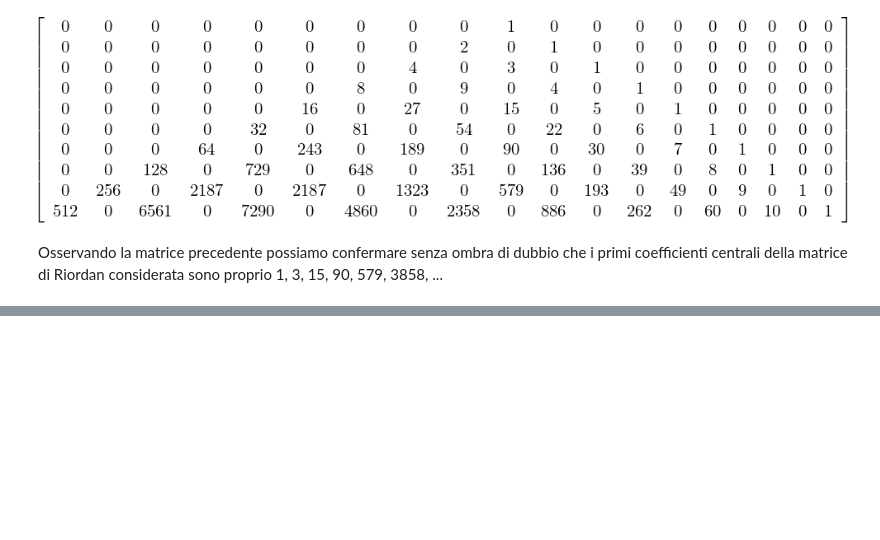
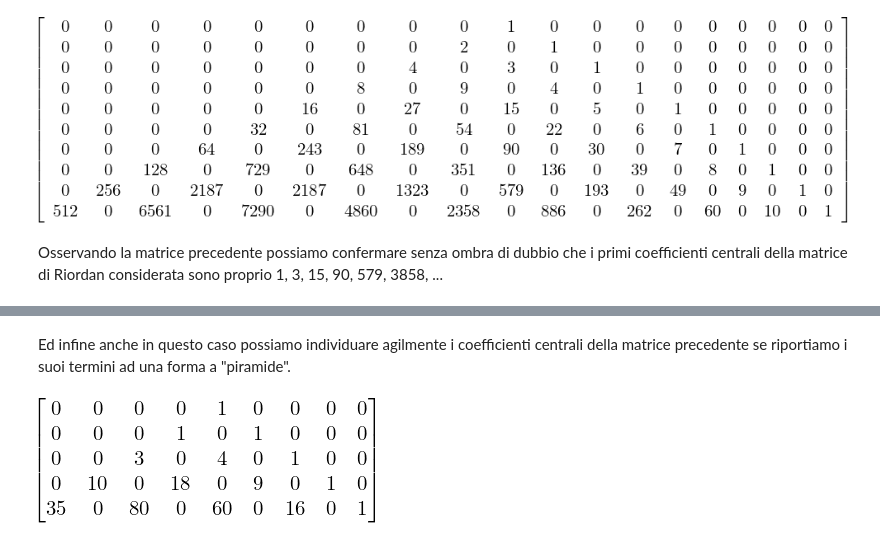
Before and after one commit to elia-mercatanti/aads-project, a Jupyter notebook: Central Coefficients of Riordan Matrices.ipynb, the cells around one changed output, grey strips where cells are left out. Saved outputs shown, nothing was run; the diff lists cells and outputs as text; code cells hidden in the pictures; blank space fills up the shorter version.

```diff
--- a/Central Coefficients of Riordan Matrices.ipynb
+++ b/Central Coefficients of Riordan Matrices.ipynb
@@ -177,0 +248,12 @@ Osservando la matrice precedente possiamo confermare senza ombra di dubbio che i
+# %% [markdown]
+Ed infine anche in questo caso possiamo individuare agilmente i coefficienti centrali della matrice precedente se riportiamo i suoi termini ad una forma a "piramide".
+# %%
+triangle = zeros(n, n*2-1)
+for i in range(n):
+    row = np.array(riordan_matrix[n-i-1, 0:n-i])
+    temp = np.zeros((1, n*2-2*i-1), dtype=row.dtype)
+    temp[:,::2] = row
+    triangle[n-i-1, i:n*2-i-1] = temp
+triangle
+# %% [output]
+[figure, added]
```
Also changed, not shown: parts of 15 cells of this notebook.
